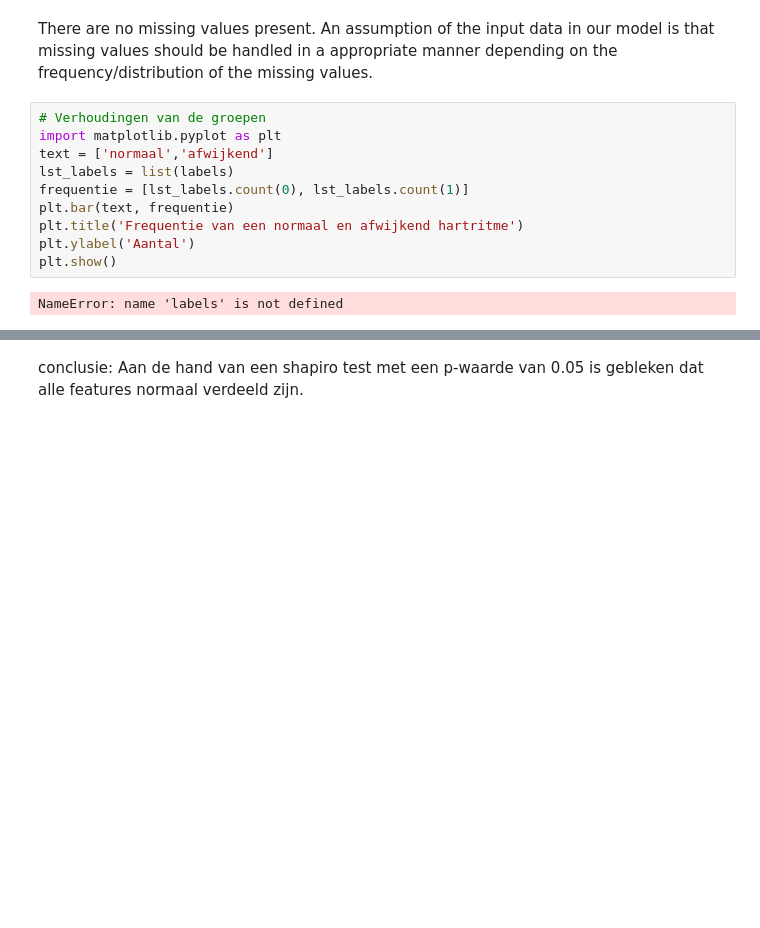
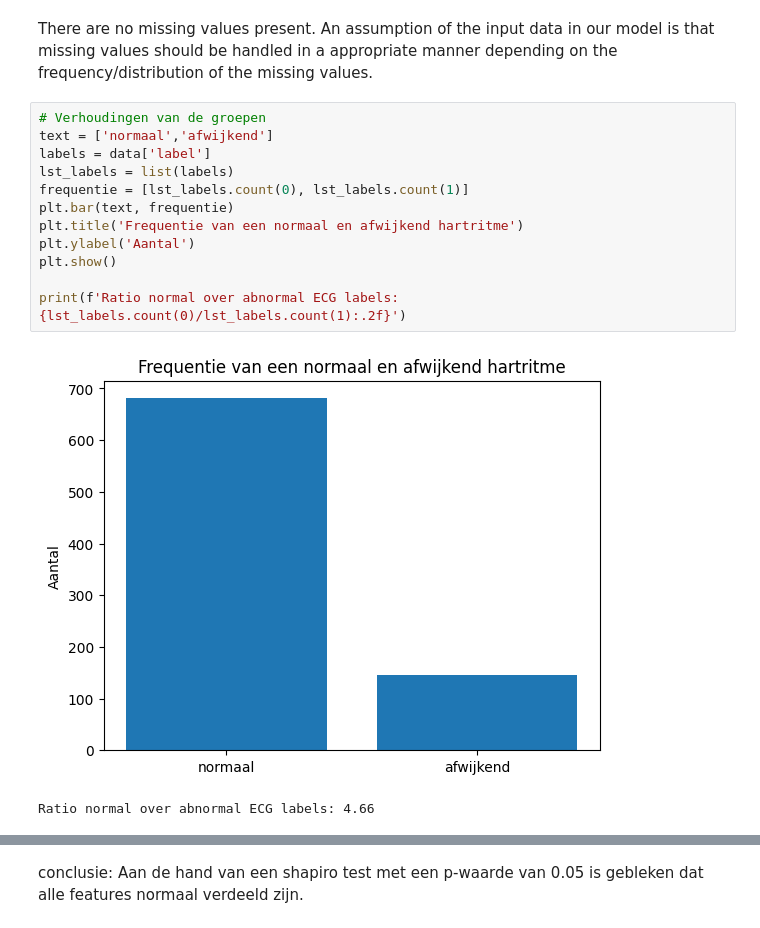
Before and after one commit to bramvandeurzen934/Group16_ECG, a Jupyter notebook: assignment_ecg_normalisation.ipynb, the cells around one changed output, grey strips where cells are left out. Drawn from its saved outputs; the diff is of its cells as text; blank space fills up the shorter version.

```diff
--- a/assignment_ecg_normalisation.ipynb
+++ b/assignment_ecg_normalisation.ipynb
@@ -225,13 +233,16 @@ Number of missing values: 0
 There are no missing values present. An assumption of the input data in our model is that missing values should be handled in a appropriate manner depending on the frequency/distribution of the missing values.
 # %%
 # Verhoudingen van de groepen
-import matplotlib.pyplot as plt
 text = ['normaal','afwijkend']
+labels = data['label']
 lst_labels = list(labels)
 frequentie = [lst_labels.count(0), lst_labels.count(1)]
 plt.bar(text, frequentie)
 plt.title('Frequentie van een normaal en afwijkend hartritme')
 plt.ylabel('Aantal')
 plt.show()
+
+print(f'Ratio normal over abnormal ECG labels: {lst_labels.count(0)/lst_labels.count(1):.2f}')
 # %% [output]
+[figure, added]
-NameError: name 'labels' is not defined
+Ratio normal over abnormal ECG labels: 4.66
```
Also changed, not shown: parts of 12 cells of this notebook.
